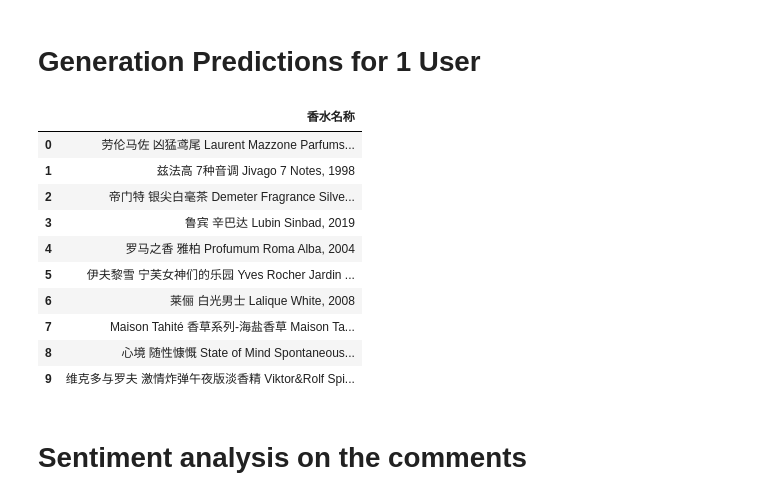
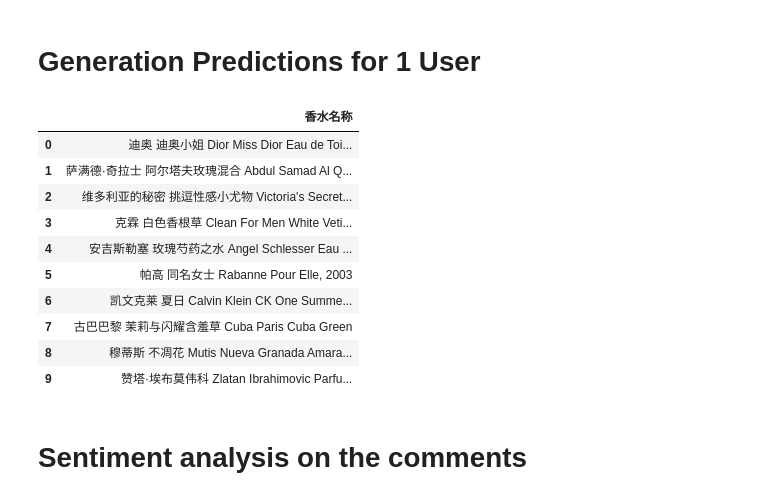
Before and after one commit to Xuehann/scentrec, a Jupyter notebook: neumf.ipynb, the cells around one changed output. Saved outputs shown, nothing was run; the diff lists cells and outputs as text; code cells hidden in the pictures.

Commit message:
neumf with sentiments

```diff
--- a/neumf.ipynb
+++ b/neumf.ipynb
@@ -176,5 +162,5 @@ memory usage: 18.8+ MB
 # %%
-cols_to_keep = ["香水ID", "用户ID", "评分"]
+cols_to_keep = ["香水ID", "用户ID", "评分", "情感极性"]
 intersection_df = intersection[cols_to_keep]
 # %%
 intersection_df.info()
@@ -287,6 +290,7 @@ class InteractionsDataset(Dataset):
             'user_id': torch.tensor(row['user_id'], dtype=torch.long),
             'perfume_id': torch.tensor(row['perfume_id'], dtype=torch.long),
             '评分': torch.tensor(row['评分'], dtype=torch.float),
+            '情感极性': torch.tensor(row['情感极性'], dtype=torch.long),
         }
 
 # Create DataLoader
@@ -303,16 +307,19 @@ import torch
 import torch.nn as nn
 
 class NeuMF(nn.Module):
-    def __init__(self, num_users, num_perfumes, embedding_dim):
+    def __init__(self, num_users, num_perfumes, num_sentiments, embedding_dim):
         super(NeuMF, self).__init__()
 
         # GMF Components
         self.user_embeddings_gmf = nn.Embedding(num_users, embedding_dim)
         self.perfume_embeddings_gmf = nn.Embedding(num_perfumes, embedding_dim)
+        self.sentiment_embeddings_gmf = nn.Embedding(num_sentiments, embedding_dim)  # Sentiment embedding for GMF
 
         # MLP Components
         self.user_embeddings_mlp = nn.Embedding(num_users, embedding_dim)
         self.perfume_embeddings_mlp = nn.Embedding(num_perfumes, embedding_dim)
+        self.sentiment_embeddings_mlp = nn.Embedding(num_sentiments, embedding_dim)  # Sentiment embedding for MLP
+
         # MLP Hidden Layers
         self.fc1_mlp = nn.Linear(2 * embedding_dim, 128)
         self.fc2_mlp = nn.Linear(128, 64)
@@ -321,16 +328,23 @@ class NeuMF(nn.Module):
         self.fc1_combined = nn.Linear(embedding_dim + 64, 128)
         self.fc2_combined = nn.Linear(128, 1)
 
-    def forward(self, user_id, perfume_id):
+    def forward(self, user_id, perfume_id, sentiment_score):
         # GMF
         user_emb_gmf = self.user_embeddings_gmf(user_id)
         perfume_emb_gmf = self.perfume_embeddings_gmf(perfume_id)
-        gmf_output = user_emb_gmf * perfume_emb_gmf  # Element-wise product
+        sentiment_emb_gmf = self.sentiment_embeddings_gmf(sentiment_score)
+
+        perfume_emb_with_sentiment_gmf = perfume_emb_gmf + sentiment_emb_gmf
+        gmf_output = user_emb_gmf * perfume_emb_with_sentiment_gmf  # Element-wise product
 
         # MLP
         user_emb_mlp = self.user_embeddings_mlp(user_id)
         perfume_emb_mlp = self.perfume_embeddings_gmf(perfume_id)
-        mlp_input = torch.cat([user_emb_mlp, perfume_emb_mlp], dim=-1)
+        sentiment_emb_mlp = self.sentiment_embeddings_mlp(sentiment_score)
+
+        song_emb_with_features_mlp = perfume_emb_mlp + sentiment_emb_mlp
+
+        mlp_input = torch.cat([user_emb_mlp, song_emb_with_features_mlp], dim=-1)
         mlp_output = torch.relu(self.fc1_mlp(mlp_input))
         mlp_output = torch.relu(self.fc2_mlp(mlp_output))
 
@@ -347,8 +361,9 @@ class NeuMF(nn.Module):
 embedding_dim = 32
 num_users = len(user_encoder.classes_)
 num_perfumes = len(perfume_encoder.classes_)
+num_sentiments = 3
 
-model = NeuMF(num_users, num_perfumes, embedding_dim)
+model = NeuMF(num_users, num_perfumes, num_sentiments, embedding_dim)
 criterion = nn.MSELoss()
 optimizer = optim.Adam(model.parameters(), lr=0.001)
 
@@ -360,10 +375,13 @@ for epoch in range(num_epochs):
     for batch in train_loader:
         user_id = batch['user_id']
         perfume_id = batch['perfume_id']
+        sentiment_score = batch['情感极性']
+
         评分 = batch['评分']
 
+
         optimizer.zero_grad()
-        outputs = model(user_id, perfume_id)
+        outputs = model(user_id, perfume_id, sentiment_score)
         loss = criterion(outputs, 评分)
         loss.backward()
         optimizer.step()
@@ -379,9 +397,11 @@ with torch.no_grad():
     for batch in test_loader:
         user_id = batch['user_id']
         perfume_id = batch['perfume_id']
+        sentiment_score = batch['情感极性']
+
         评分 = batch['评分']
 
-        outputs = model(user_id, perfume_id)
+        outputs = model(user_id, perfume_id, sentiment_score)
         loss = criterion(outputs, 评分)
 
         total_loss += loss.item()
@@ -667,48 +689,54 @@ def recommend_perfumes(user_id, k):
     all_perfumes = intersection_df['perfume_id'].unique()
     candidate_perfumes = [perfume_id for perfume_id in all_perfumes if perfume_id not in interacted_perfumes]
 
+    sentiment_scores = intersection_df['情感极性'].to_dict()
+
     # Prepare a DataLoader for the user with candidate perfumes
     recommendations = []
     with torch.no_grad():
         for perfume_id in candidate_perfumes:
+
+            sentiment_score = sentiment_scores.get(perfume_id, 0)
+
             # Create input tensor
             input_data = {
                 'user_id': torch.tensor(encoded_user, dtype=torch.long).unsqueeze(0),
-                'perfume_id': torch.tensor(perfume_id, dtype=torch.long).unsqueeze(0)
+                'perfume_id': torch.tensor(perfume_id, dtype=torch.long).unsqueeze(0),
+                'sentiment_score': torch.tensor(sentiment_score, dtype=torch.long).unsqueeze(0),
             }
 
             # Predict rating for the user-perfume pair
-            predicted_rating = model(input_data['user_id'], input_data['perfume_id'])
+            predicted_rating = model(input_data['user_id'], input_data['perfume_id'], input_data['sentiment_score'])
             recommendations.append((perfume_id, round(predicted_rating.item(),1)))
 
     # Sort recommendations by predicted rating in descending order and take top K
     recommendations = sorted(recommendations, key=lambda x: x[1], reverse=True)[:k]
 
     predicted_df = pd.DataFrame(recommendations, columns=['perfume_id', 'predicted_rating'])
     predicted_df['perfume_id'] = perfume_encoder.inverse_transform(predicted_df['perfume_id'])
 
     predicted_perfumes_df = pd.DataFrame(predicted_df.merge(
     intersection[['香水ID', '香水名称']].drop_duplicates(subset=['香水ID']),
     left_on='perfume_id',
     right_on='香水ID',
     how='left')["香水名称"])
 
 
     return predicted_perfumes_df
 
 recommend_perfumes('29445178', 10)
 # %% [output]
 |  | 香水名称 |
-| 0 | 劳伦马佐 凶猛鸢尾 Laurent Mazzone Parfums... |
-| 1 | 兹法高 7种音调 Jivago 7 Notes, 1998 |
-| 2 | 帝门特 银尖白毫茶 Demeter Fragrance Silve... |
-| 3 | 鲁宾 辛巴达 Lubin Sinbad, 2019 |
-| 4 | 罗马之香 雅柏 Profumum Roma Alba, 2004 |
-| 5 | 伊夫黎雪 宁芙女神们的乐园 Yves Rocher Jardin ... |
-| 6 | 莱俪 白光男士 Lalique White, 2008 |
-| 7 | Maison Tahité 香草系列-海盐香草 Maison Ta... |
-| 8 | 心境 随性慷慨 State of Mind Spontaneous... |
-| 9 | 维克多与罗夫 激情炸弹午夜版淡香精 Viktor&Rolf Spi... |
+| 0 | 迪奥 迪奥小姐 Dior Miss Dior Eau de Toi... |
+| 1 | 萨满德·奇拉士 阿尔塔夫玫瑰混合 Abdul Samad Al Q... |
+| 2 | 维多利亚的秘密 挑逗性感小尤物 Victoria's Secret... |
+| 3 | 克霖 白色香根草 Clean For Men White Veti... |
+| 4 | 安吉斯勒塞 玫瑰芍药之水 Angel Schlesser Eau ... |
+| 5 | 帕高 同名女士 Rabanne Pour Elle, 2003 |
+| 6 | 凯文克莱 夏日 Calvin Klein CK One Summe... |
+| 7 | 古巴巴黎 茉莉与闪耀含羞草 Cuba Paris Cuba Green |
+| 8 | 穆蒂斯 不凋花 Mutis Nueva Granada Amara... |
+| 9 | 赞塔·埃布莫伟科 Zlatan Ibrahimovic Parfu... |
 # %% [markdown]
 # Sentiment analysis on the comments
 # %%
```
Also changed, not shown: parts of 18 cells of this notebook.
